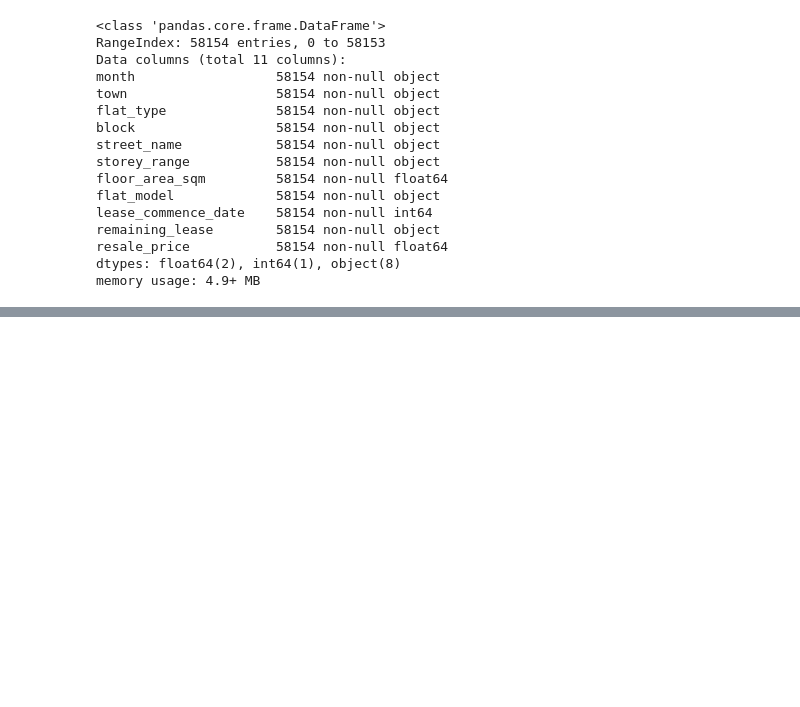
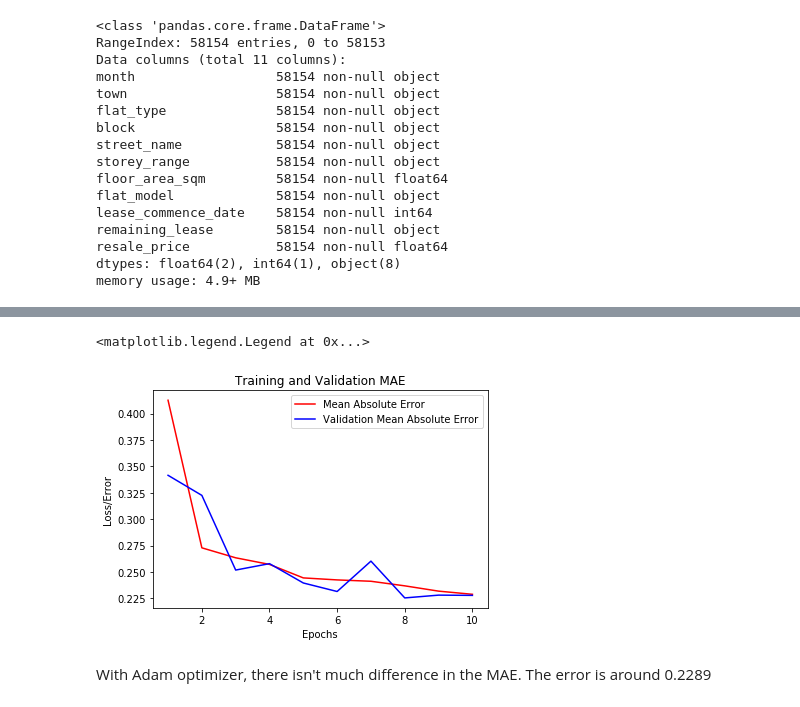
Before and after one commit to jasins25/hdb_price_prediction, a Jupyter notebook: hdb_price_prediction.ipynb, the cells around one changed output, grey strips where cells are left out. Drawn from its saved outputs; the diff is of its cells as text; code cells hidden in the pictures; blank space fills up the shorter version.

```diff
--- a/hdb_price_prediction.ipynb
+++ b/hdb_price_prediction.ipynb
@@ -193,0 +449,7 @@ plt.show()
+# %%
+# Created another model
+model_adam = models.Sequential()
+model_adam.add(layers.Dense(64, name="hidden1", input_shape=(72,), activation="relu"))
+model_adam.add(layers.Dense(64, name="hidden2", activation="relu", ))
+model_adam.add(layers.Dense(1, name="output"))
+print(model_adam.summary())
@@ -193,0 +472,7 @@ plt.show()
+# %%
+# Compiled the model with adam optimizer
+model_adam.compile(optimizer='adam', loss='mse', metrics=['mae'])
+# %%
+# Fit the model with standardised inputs
+EPOCHS=10
+history = model_adam.fit(train_x, train_y, validation_split=0.2, epochs=EPOCHS, batch_size=32)
@@ -193,0 +497,18 @@ plt.show()
+# %%
+# plot a graph to show how the means absolute error improves during the training process
+import matplotlib.pyplot as plt
+history_dict = history.history
+
+x = range(1, EPOCHS+1)
+
+plt.plot(x, history_dict['mean_absolute_error'], 'r', label='Mean Absolute Error')
+plt.plot(x, history_dict['val_mean_absolute_error'], 'b', label='Validation Mean Absolute Error')
+plt.title('Training and Validation MAE')
+plt.xlabel('Epochs')
+plt.ylabel('Loss/Error')
+plt.legend()
+# %% [output]
+<matplotlib.legend.Legend at 0x...>
+[figure, added]
+# %% [markdown]
+With Adam optimizer, there isn't much difference in the MAE. The error is around 0.2289
```
Also changed, not shown: parts of 65 cells of this notebook.
